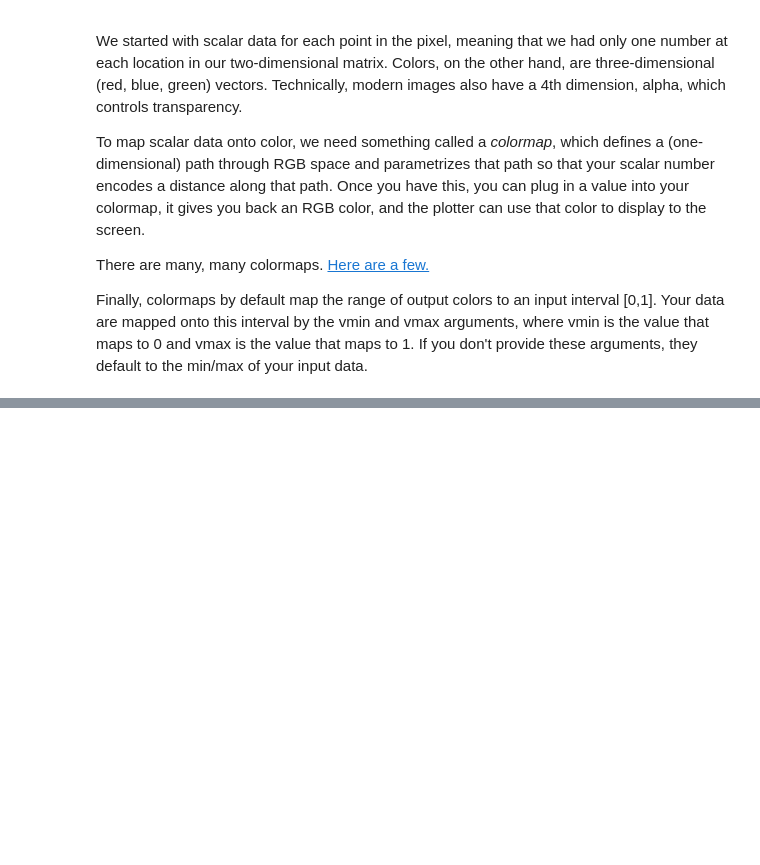
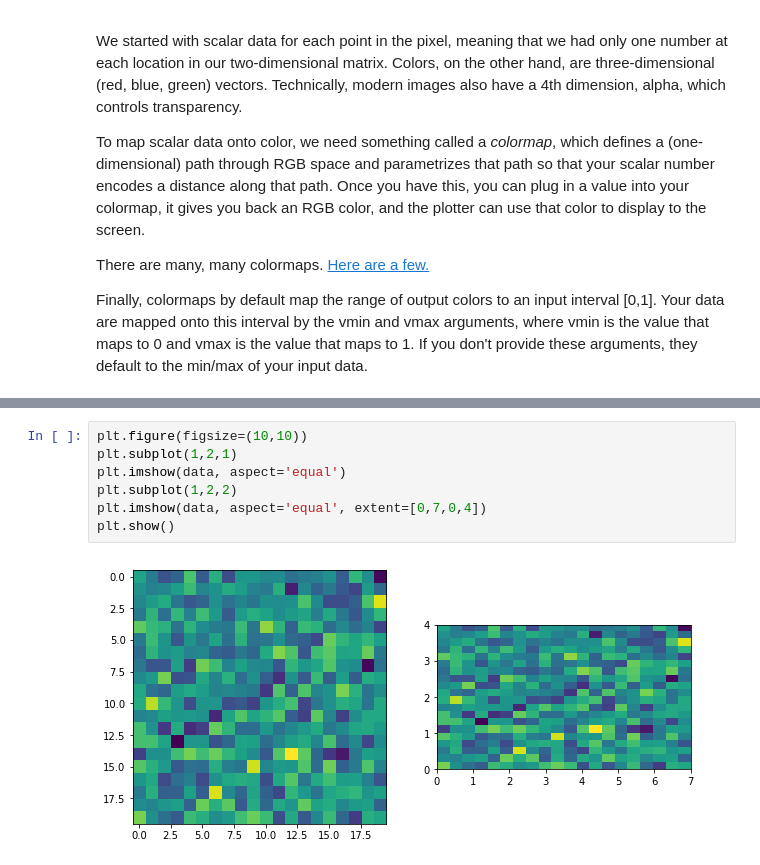
Before and after one commit to AaronParsons/ugradio, a Jupyter notebook: jupyter_tutorials/lab4/image_display.ipynb, the cells around one changed output, grey strips where cells are left out. Cells and saved outputs as stored; diff of their text form; blank space fills up the shorter version.

```diff
--- a/jupyter_tutorials/lab4/image_display.ipynb
+++ b/jupyter_tutorials/lab4/image_display.ipynb
@@ -59,0 +103,9 @@ set_data?
+# %%
+plt.figure(figsize=(10,10))
+plt.subplot(1,2,1)
+plt.imshow(data, aspect='equal')
+plt.subplot(1,2,2)
+plt.imshow(data, aspect='equal', extent=[0,7,0,4])
+plt.show()
+# %% [output]
+[figure, added]
```
Also changed, not shown: parts of 12 cells of this notebook, 1 other file.
